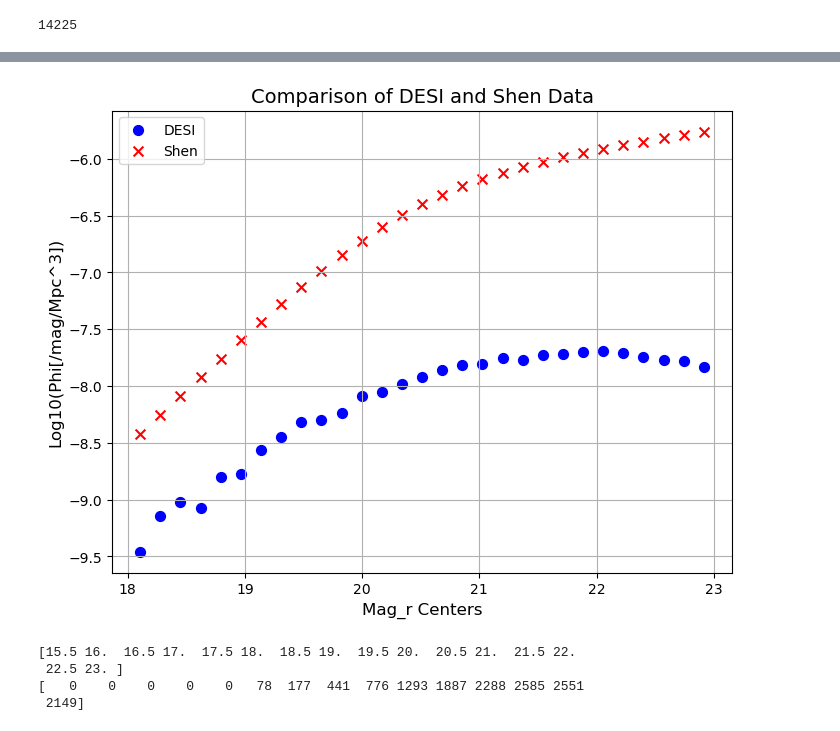
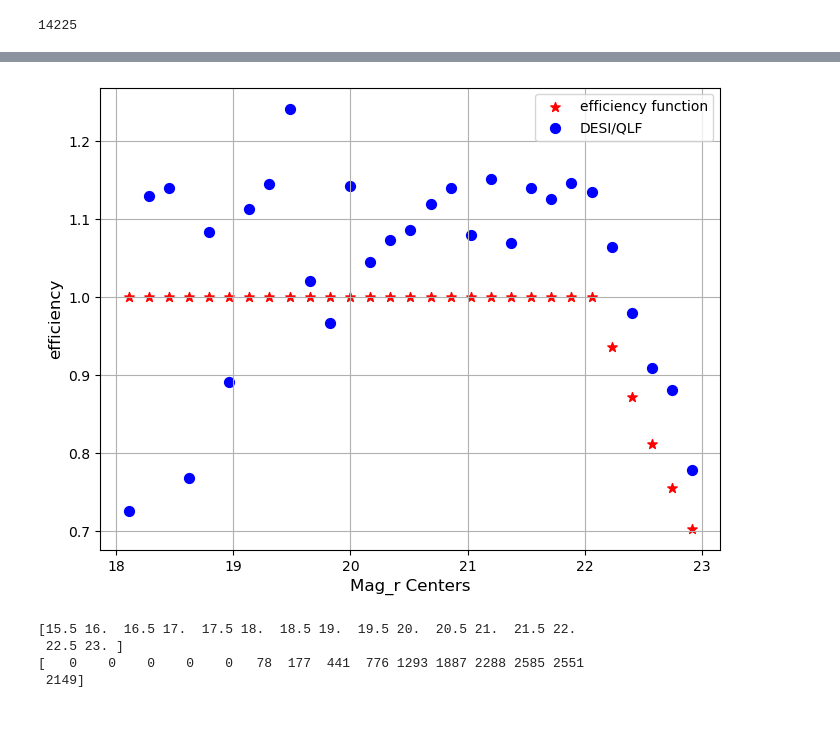
Before and after one commit to XuZhaozhong-1/DESI-ZTF, a Jupyter notebook: DESI-ZTF/QSO_DIS.ipynb, the cells around one changed output, grey strips where cells are left out. Drawn from its saved outputs; the diff is of its cells as text; code cells hidden in the pictures.

```diff
--- a/DESI-ZTF/QSO_DIS.ipynb
+++ b/DESI-ZTF/QSO_DIS.ipynb
@@ -134,29 +142,19 @@ plt.show()
-# %%
-#plt.scatter(mag_r_centers,phi_desi/phi_shen)
-# Create the scatter plot with refinements
-plt.figure(figsize=(8,6))
-
-# Plot the DESI and Shen data with different colors and markers
-plt.scatter(mag_r_centers, np.log10(phi_desi), label='DESI', color='blue', marker='o', s=50)
-plt.scatter(mag_r_centers, np.log10(0.903*0.16*phi_shen), label='Shen', color='red', marker='x', s=50)
-
-# Add axis labels
-plt.xlabel('Mag_r Centers', fontsize=12)
-plt.ylabel('Log10(Phi[/mag/Mpc^3])', fontsize=12)
-
-# Add a title
-plt.title('Comparison of DESI and Shen Data', fontsize=14)
-
-# Add a legend
-plt.legend()
-
-# Optionally, add gridlines
-plt.grid(True)
-
-# Show the plot
-plt.show()
-# %% [output]
-[figure, removed]
+# %%
+def eff(m,b,m0):
+    eff = np.where(m<m0,1,10**(-b*(m-m0)/2.5))
+    return eff
+eff_m = [eff(m,0.4525,22.0689) for m in mag_r_centers]
+plt.figure(figsize=(8,6))
+plt.scatter(mag_r_centers,eff_m,color='red', marker='*',s=50,label='efficiency function')
+plt.scatter(mag_r_centers,phi_desi/(0.014*phi_shen),color='blue', marker='o',s=50,label='DESI/QLF')
+plt.grid(True)
+# Add axis labels
+plt.xlabel('Mag_r Centers', fontsize=12)
+plt.ylabel('efficiency', fontsize=12)
+plt.legend()
+plt.show()
+# %% [output]
+[figure, added]
 # %%
 sky_area = 6371
 pd16_area = 1e4 # 10k deg2
```
Also changed, not shown: parts of 5 cells of this notebook, 10 other files.
